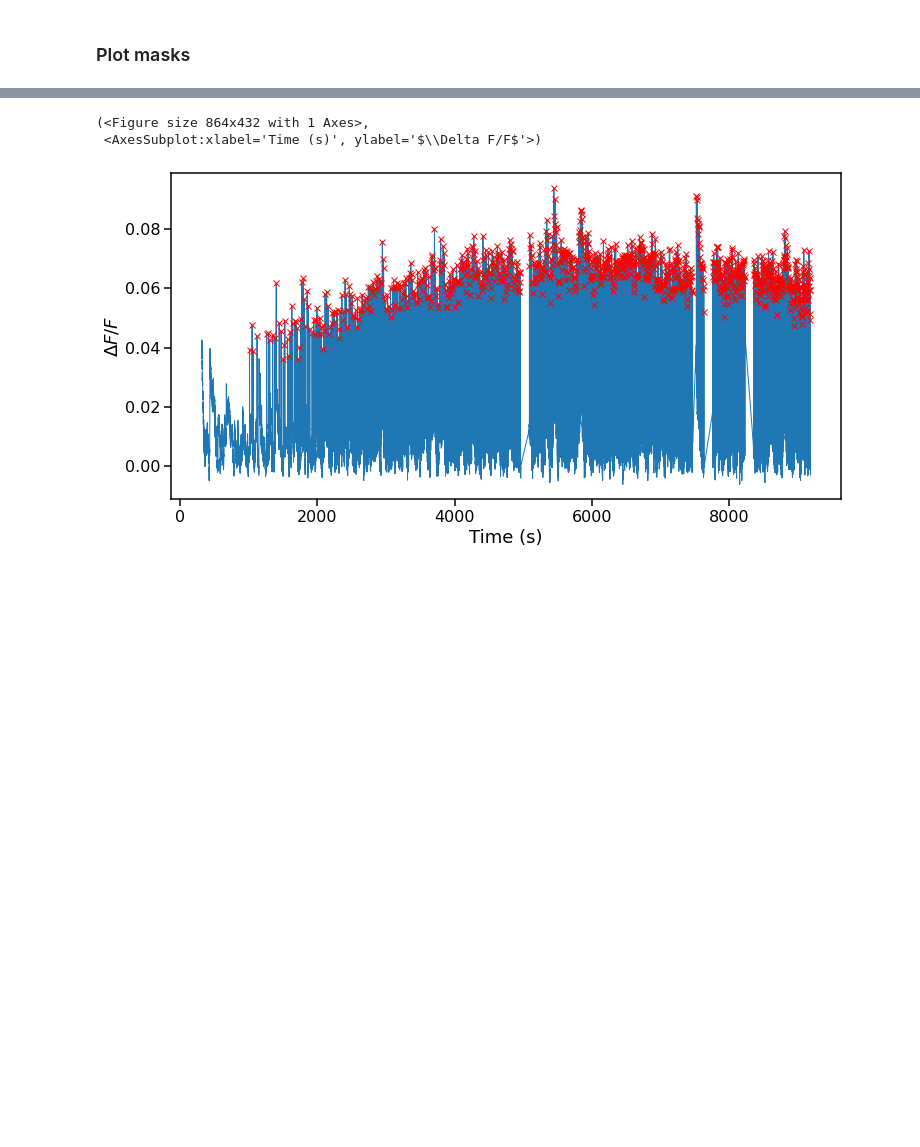
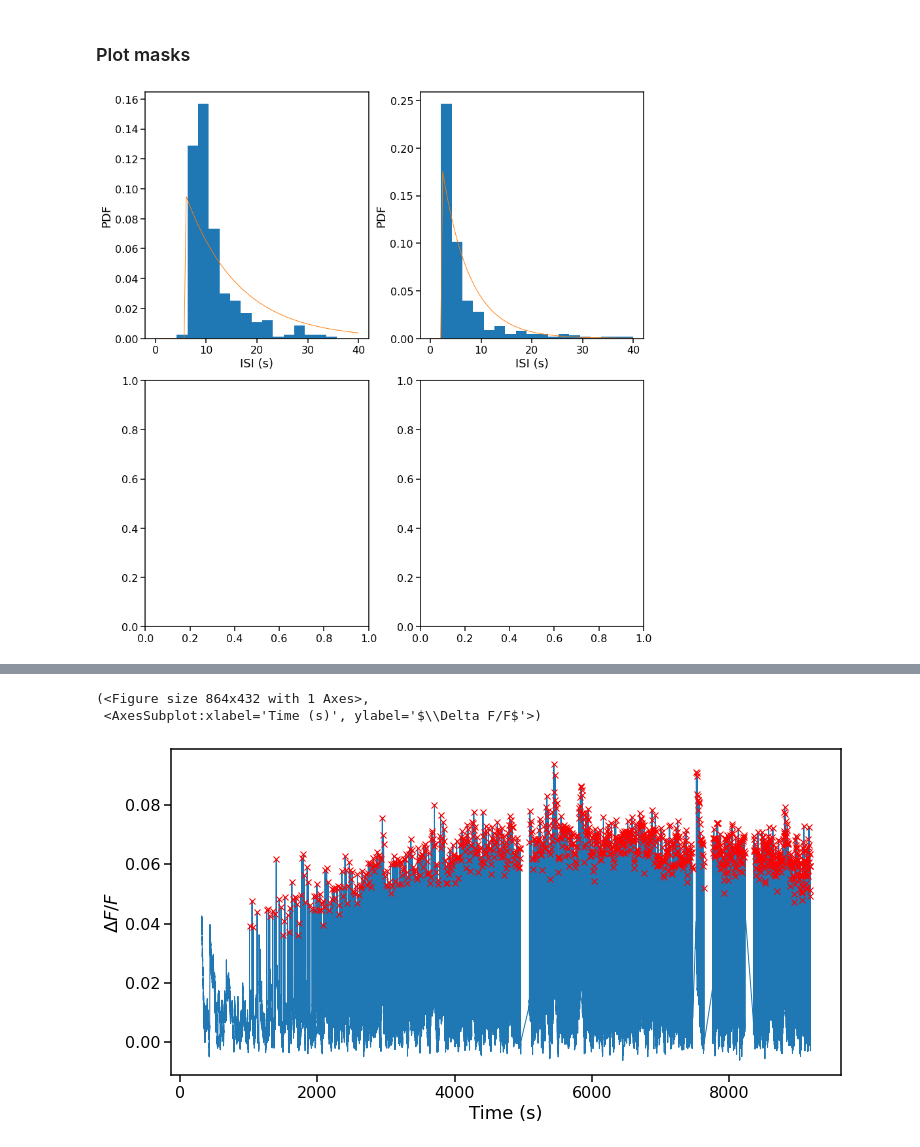
Before and after one commit to adamcohenlab/Jia2023FirstHeartbeat, a Jupyter notebook: calcium_Isi_new.ipynb, the cells around one changed output, grey strips where cells are left out. Saved outputs shown, nothing was run; the diff lists cells and outputs as text; code cells hidden in the pictures; blank space fills up the shorter version.

```diff
--- a/calcium_Isi_new.ipynb
+++ b/calcium_Isi_new.ipynb
@@ -187,6 +187,11 @@ dobj.load_traces(timepoints=timepoints, per_trace_start=1, background_subtract=1
                  scale_lowest_mean=True, filter_function = lambda x: custom_lp_filter(x))
 # %%
 dobj.analyze_peaks()
+# %%
+fig1, ax1 = dobj.plot_isi_histograms([1,2], [22,22])
+plt.tight_layout()
+# %% [output]
+[figure, added]
 # %%
 dobj.plot_peak_quality_metrics([5,6,8,9])
 plt.tight_layout()
```
Also changed, not shown: parts of 1 cell of this notebook, 2 other files.
